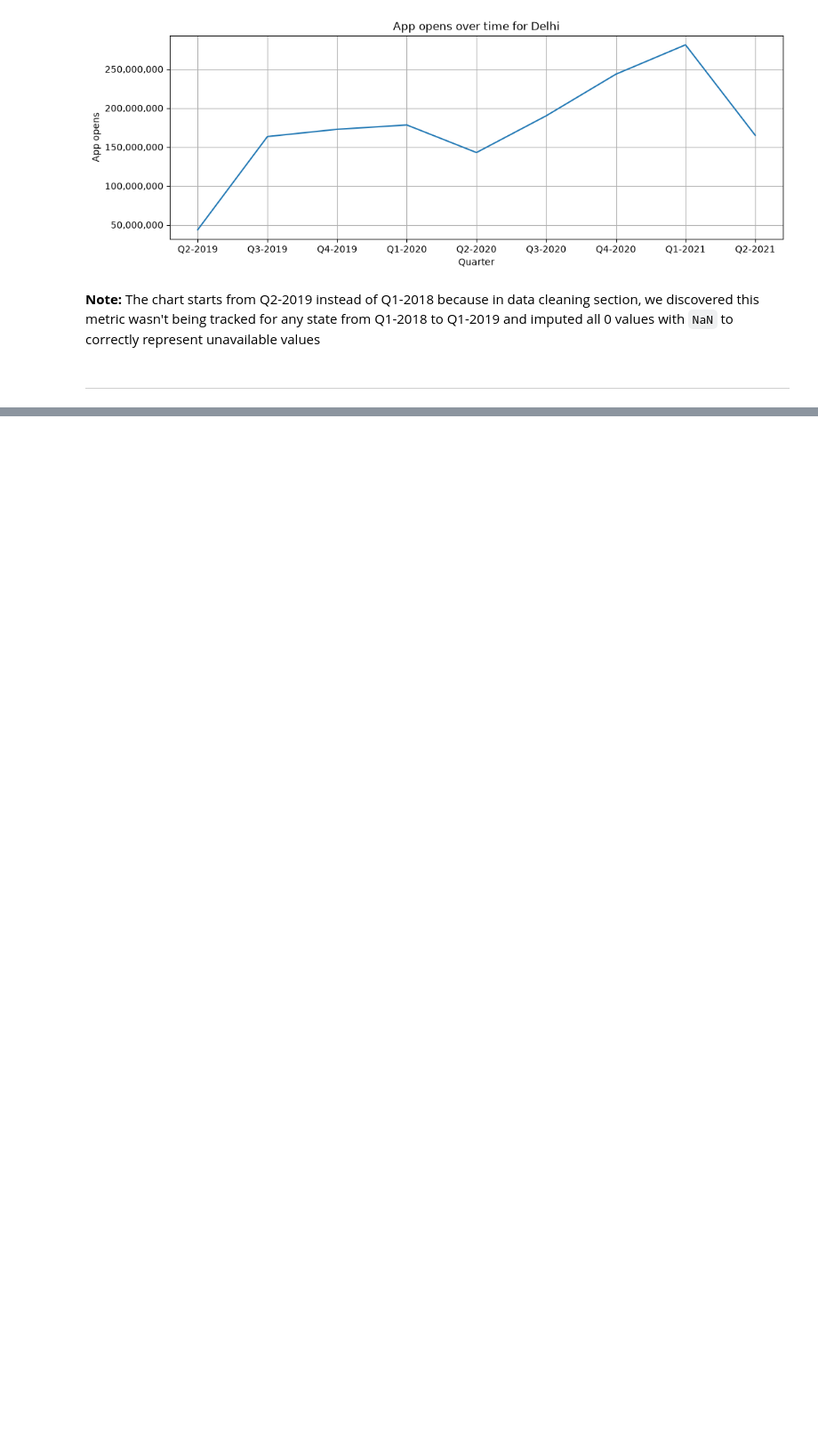
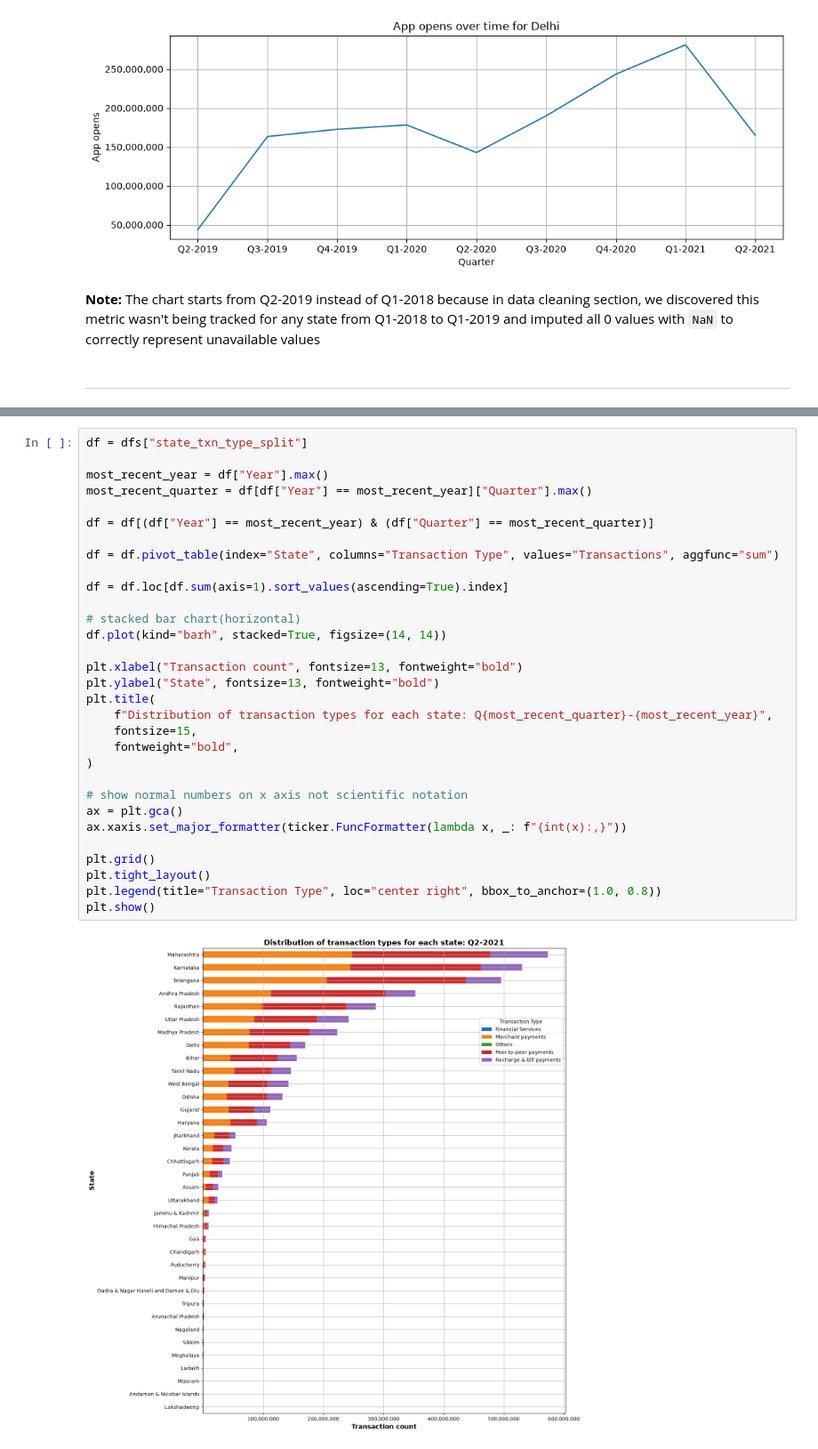
Before and after one commit to chetanchandel31/da_phone_pe, a Jupyter notebook: notebooks/01_phone_pe_analysis.ipynb, the cells around one changed output, grey strips where cells are left out. Shown at 89% size. Saved outputs shown, nothing was run; the diff lists cells and outputs as text; blank space fills up the shorter version.

Commit message:
distribution of transaction types

```diff
--- a/notebooks/01_phone_pe_analysis.ipynb
+++ b/notebooks/01_phone_pe_analysis.ipynb
@@ -1009,0 +1018,33 @@ plt.show()
+# %%
+df = dfs["state_txn_type_split"]
+
+most_recent_year = df["Year"].max()
+most_recent_quarter = df[df["Year"] == most_recent_year]["Quarter"].max()
+
+df = df[(df["Year"] == most_recent_year) & (df["Quarter"] == most_recent_quarter)]
+
+df = df.pivot_table(index="State", columns="Transaction Type", values="Transactions", aggfunc="sum")
+
+df = df.loc[df.sum(axis=1).sort_values(ascending=True).index]
+
+# stacked bar chart(horizontal)
+df.plot(kind="barh", stacked=True, figsize=(14, 14))
+
+plt.xlabel("Transaction count", fontsize=13, fontweight="bold")
+plt.ylabel("State", fontsize=13, fontweight="bold")
+plt.title(
+    f"Distribution of transaction types for each state: Q{most_recent_quarter}-{most_recent_year}",
+    fontsize=15,
+    fontweight="bold",
+)
+
+# show normal numbers on x axis not scientific notation
+ax = plt.gca()
+ax.xaxis.set_major_formatter(ticker.FuncFormatter(lambda x, _: f"{int(x):,}"))
+
+plt.grid()
+plt.tight_layout()
+plt.legend(title="Transaction Type", loc="center right", bbox_to_anchor=(1.0, 0.8))
+plt.show()
+# %% [output]
+[figure, added]
```
Also changed, not shown: parts of 5 cells of this notebook.
